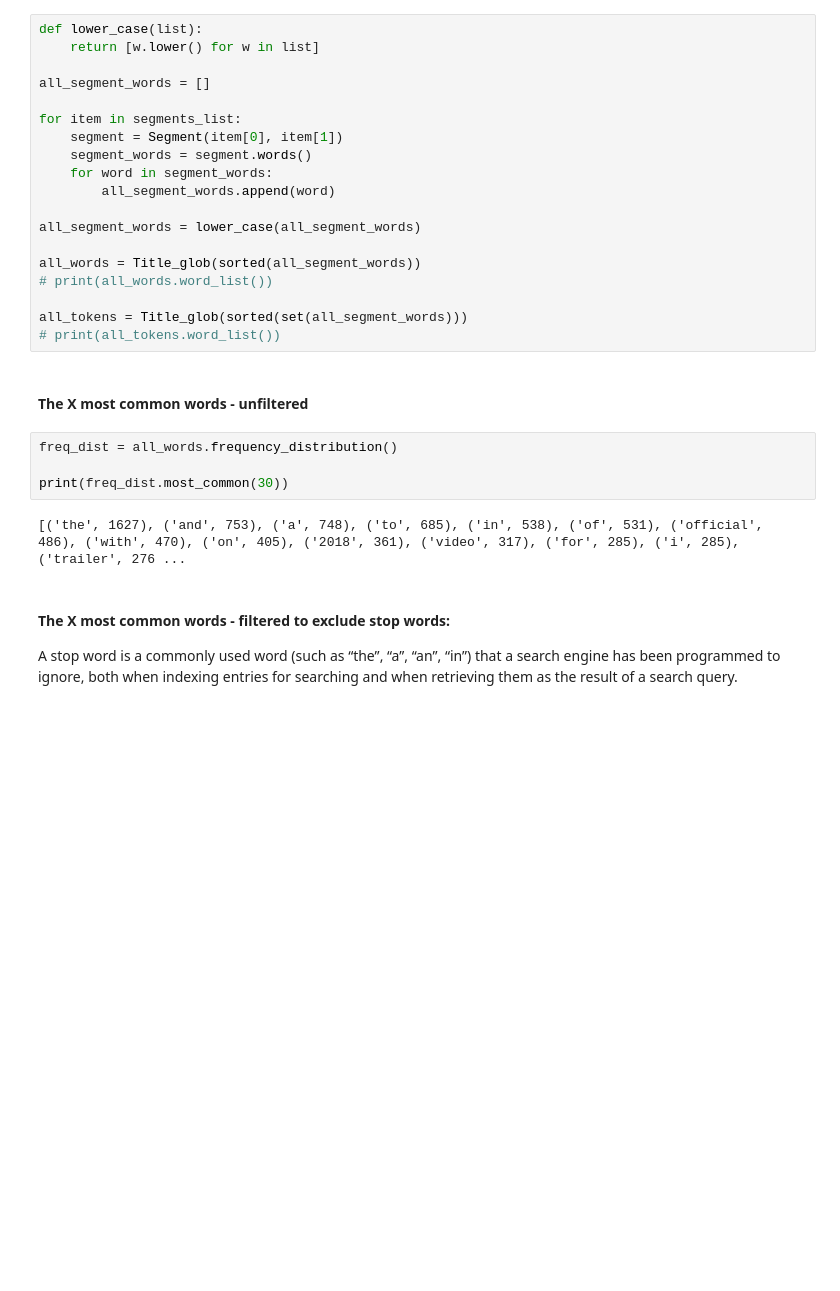
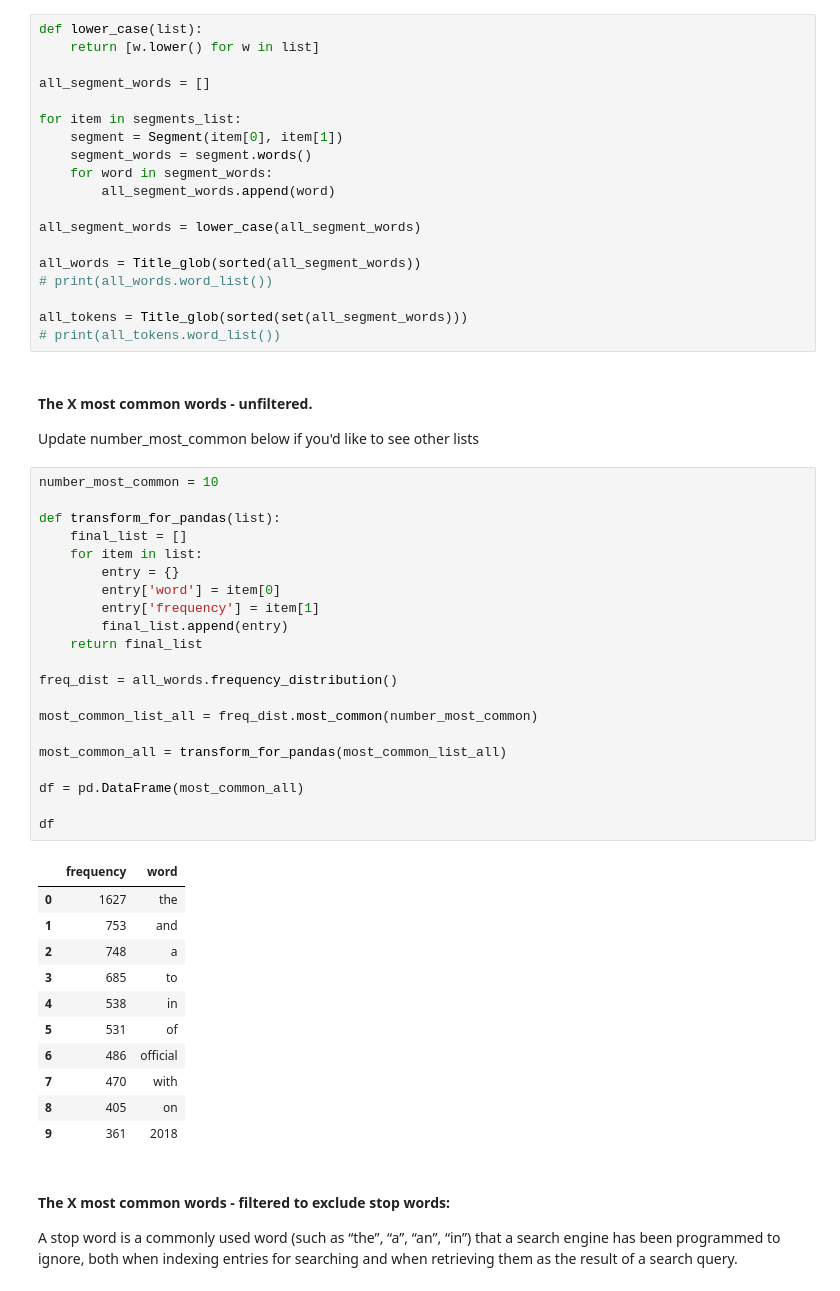
Before and after one commit to epiphannie/youtube_title_analysis, a Jupyter notebook: youtube_titles_experiment.ipynb, the cells around one changed output. Cells and saved outputs as stored; diff of their text form; blank space fills up the shorter version.

```diff
--- a/youtube_titles_experiment.ipynb
+++ b/youtube_titles_experiment.ipynb
@@ -447,13 +448,41 @@ all_words = Title_glob(sorted(all_segment_words))
 all_tokens = Title_glob(sorted(set(all_segment_words)))
 # print(all_tokens.word_list())
 # %% [markdown]
-#### The X most common words - unfiltered
+#### The X most common words - unfiltered.
+Update number_most_common below if you'd like to see other lists
-# %%
-freq_dist = all_words.frequency_distribution()
-
-print(freq_dist.most_common(30))
-# %% [output]
-[('the', 1627), ('and', 753), ('a', 748), ('to', 685), ('in', 538), ('of', 531), ('official', 486), ('with', 470), ('on', 405), ('2018', 361), ('video', 317), ('for', 285), ('i', 285), ('trailer', 276 ...
+# %%
+number_most_common = 10
+
+def transform_for_pandas(list):
+    final_list = []
+    for item in list:
+        entry = {}
+        entry['word'] = item[0]
+        entry['frequency'] = item[1]
+        final_list.append(entry)
+    return final_list
+
+freq_dist = all_words.frequency_distribution()
+
+most_common_list_all = freq_dist.most_common(number_most_common)
+
+most_common_all = transform_for_pandas(most_common_list_all)
+
+df = pd.DataFrame(most_common_all)
+
+df
+# %% [output]
+|  | frequency | word |
+| 0 | 1627 | the |
+| 1 | 753 | and |
+| 2 | 748 | a |
+| 3 | 685 | to |
+| 4 | 538 | in |
+| 5 | 531 | of |
+| 6 | 486 | official |
+| 7 | 470 | with |
+| 8 | 405 | on |
+| 9 | 361 | 2018 |
 # %% [markdown]
 #### The X most common words - filtered to exclude stop words:
 A stop word is a commonly used word (such as “the”, “a”, “an”, “in”) that a search engine has been programmed to ignore, both when indexing entries for searching and when retrieving them as the result of a search query.
```
Also changed, not shown: parts of 12 cells of this notebook.
